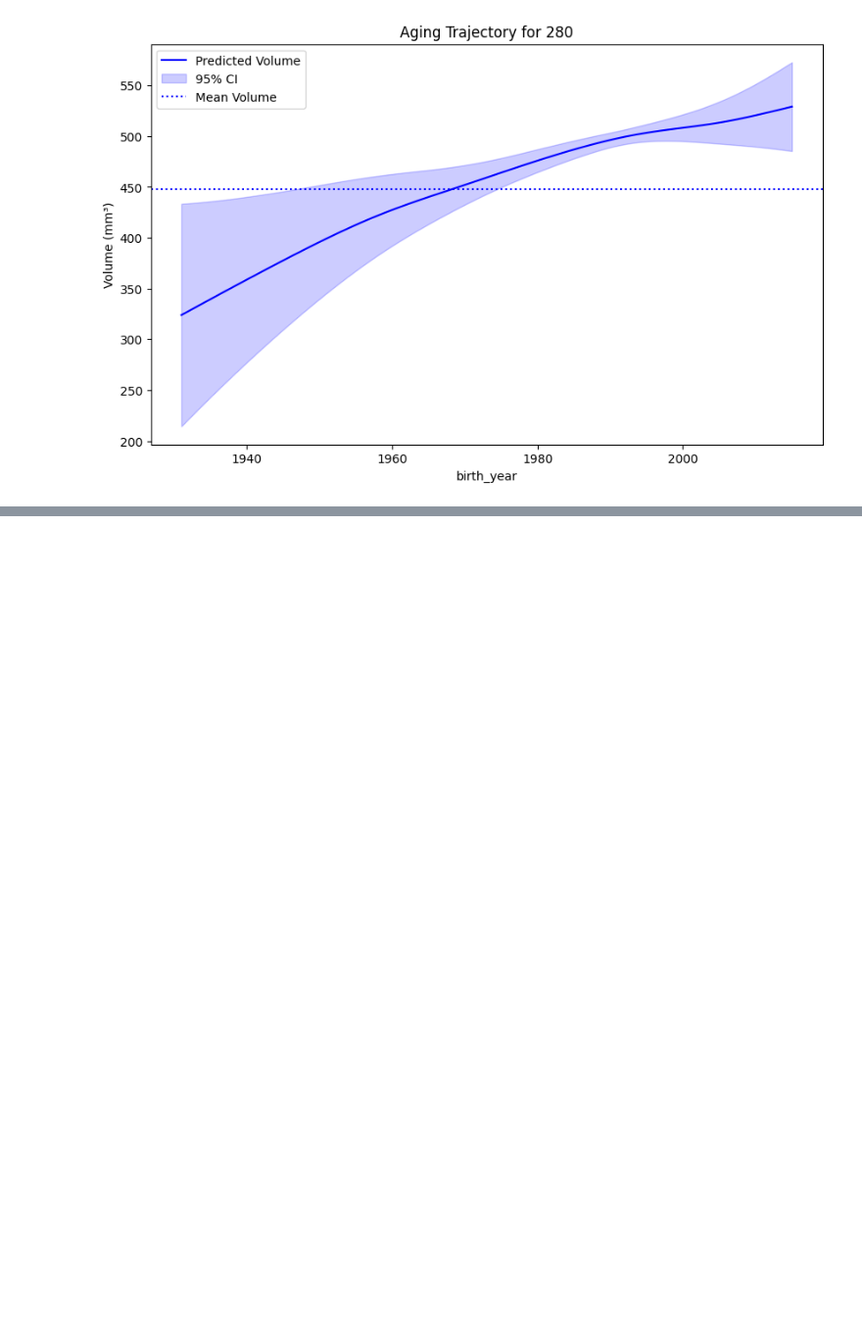
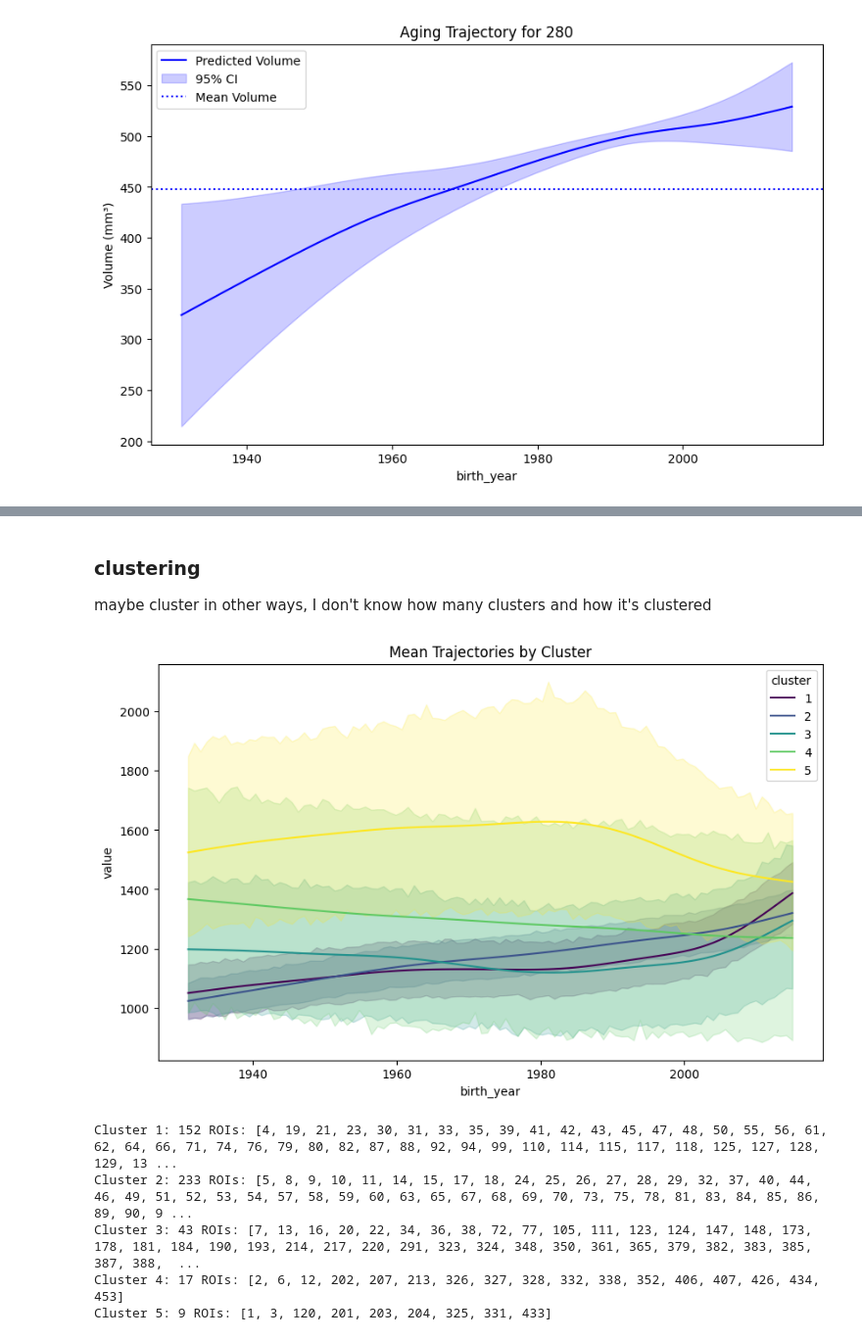
Before and after one commit to GaiaNegev13/legacy_pipe, a Jupyter notebook: scripts/gam.ipynb, the cells around one changed output, grey strips where cells are left out. Shown at 98% size. Saved outputs shown, nothing was run; the diff lists cells and outputs as text; code cells hidden in the pictures; blank space fills up the shorter version.

```diff
--- a/scripts/gam.ipynb
+++ b/scripts/gam.ipynb
@@ -299,0 +340,28 @@ plot_roi_trajectory(280, 'birth_year')
+# %% [markdown]
+### clustering
+maybe cluster in other ways, I don't know how many clusters and how it's clustered
+# %%
+Z = linkage(scaled_data, method='ward')
+# 6. Extract Cluster Labels
+k = 5
+pivot_df['cluster'] = fcluster(Z, k, criterion='maxclust')
+
+# 7. Visualize the "Average Trajectory" per Cluster
+long_df = pivot_df.reset_index().melt(id_vars=['roi', 'cluster'], value_vars=pivot_df.columns[:-1], var_name='birth_year', value_name='value')
+
+plt.figure(figsize=(10, 6))
+sns.lineplot(data=long_df, x='birth_year', y='value', hue='cluster', palette='viridis')
+plt.title("Mean Trajectories by Cluster")
+plt.show()
+
+# print the areas per cluster
+for cluster_id in range(1, k+1):
+    cluster_rois = pivot_df[pivot_df['cluster'] == cluster_id].index.tolist()
+    print(f"Cluster {cluster_id}: {len(cluster_rois)} ROIs: {cluster_rois}")
+# %% [output]
+[figure, added]
+Cluster 1: 152 ROIs: [4, 19, 21, 23, 30, 31, 33, 35, 39, 41, 42, 43, 45, 47, 48, 50, 55, 56, 61, 62, 64, 66, 71, 74, 76, 79, 80, 82, 87, 88, 92, 94, 99, 110, 114, 115, 117, 118, 125, 127, 128, 129, 13 ...
+Cluster 2: 233 ROIs: [5, 8, 9, 10, 11, 14, 15, 17, 18, 24, 25, 26, 27, 28, 29, 32, 37, 40, 44, 46, 49, 51, 52, 53, 54, 57, 58, 59, 60, 63, 65, 67, 68, 69, 70, 73, 75, 78, 81, 83, 84, 85, 86, 89, 90, 9 ...
+Cluster 3: 43 ROIs: [7, 13, 16, 20, 22, 34, 36, 38, 72, 77, 105, 111, 123, 124, 147, 148, 173, 178, 181, 184, 190, 193, 214, 217, 220, 291, 323, 324, 348, 350, 361, 365, 379, 382, 383, 385, 387, 388,  ...
+Cluster 4: 17 ROIs: [2, 6, 12, 202, 207, 213, 326, 327, 328, 332, 338, 352, 406, 407, 426, 434, 453]
+Cluster 5: 9 ROIs: [1, 3, 120, 201, 203, 204, 325, 331, 433]
```
Also changed, not shown: parts of 7 cells of this notebook, 1 other file.
